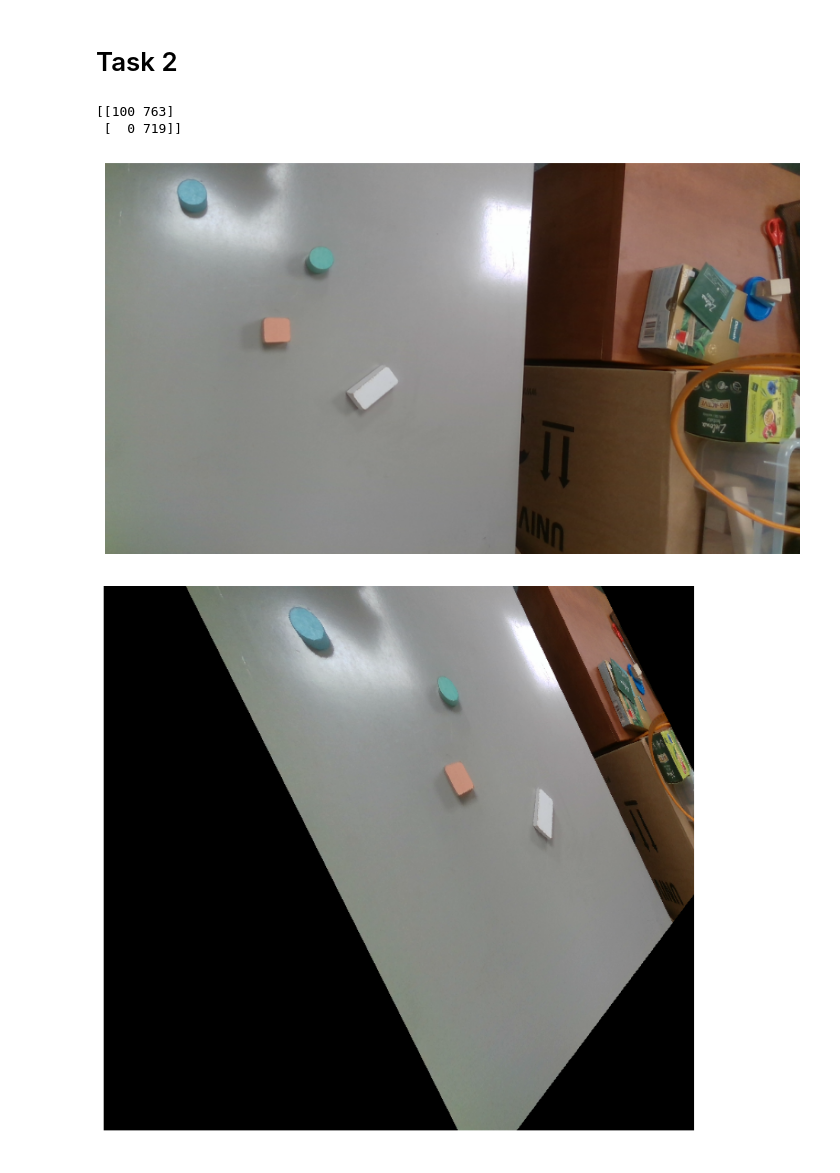
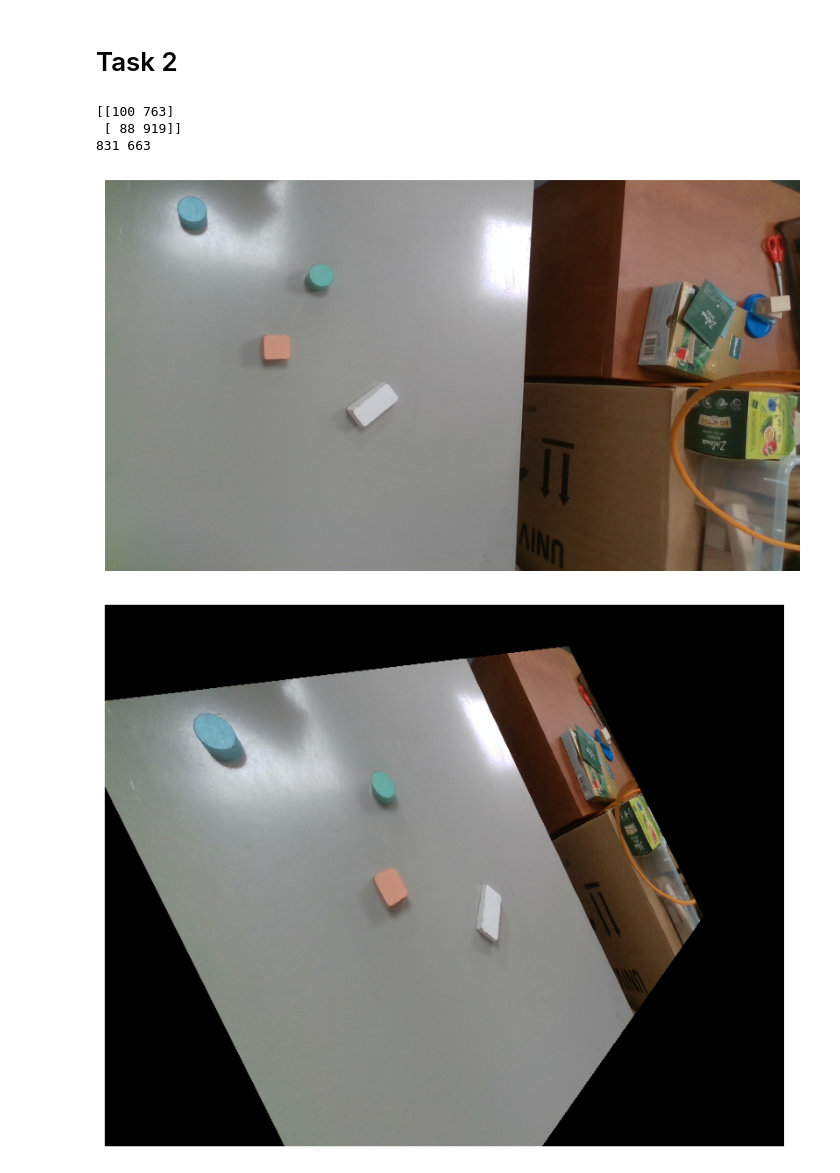
Before and after one commit to Jokilos/ML-stuff, a Jupyter notebook: RC/hw1/calibration.ipynb, the cells around one changed output. Cells and saved outputs as stored; diff of their text form; code cells hidden in the pictures.

```diff
--- a/RC/hw1/calibration.ipynb
+++ b/RC/hw1/calibration.ipynb
@@ -325,36 +325,41 @@ def apply_homography(homography, filename = None, img = None):
 
     new_coords = multiply_coords_matrix(w, h, homography).T
 
-    span = find_span(new_coords)
+    span = find_span(new_coords)#np.array([[100, 1000], [0, 1000]])#find_span(new_coords)
     print(span)
     new_h, new_w = list(span[:, 1] - span[:, 0])
+    print(new_w, new_h)
     zero_point = span[:, 0].T
 
+    tx, ty = zero_point[0], zero_point[1]
     inv_homography = np.linalg.inv(homography)
-    original_cords = multiply_coords_matrix(new_w, new_h, inv_homography).T
+    original_cords = multiply_coords_matrix(new_w, new_h, inv_homography)
+    original_cords = np.array([1,0,tx,0,1,ty,0,1,0]).reshape(3,3) @ original_cords
+    original_cords = original_cords.T
     original_cords = cut_to_dimensions(w, h, original_cords[:, [0,1]])
 
     new_colors = find_colors(original_cords, current)
     new_image = pixel_list_to_img(new_w, new_h, new_colors)
     cv2_imshow(current)
     cv2_imshow(new_image)
 
 def img_identity(img):
     current = img
     h, w, _ = current.shape
 
     new_coords = multiply_coords_matrix(w, h, np.eye(3)).T
     new_colors = find_colors(new_coords, current)
     new_image = pixel_list_to_img(w, h, new_colors)
 
     cv2_imshow(new_image)
 
 
 
-trapezoid_homography = np.array([1,0.5,100,0,1,0,0.001,0,1]).reshape(3,3)
+trapezoid_homography = np.array([1,0.5,100,0,1,200,0.001,0,1]).reshape(3,3)
 apply_homography(filename='data2/img1.png', homography = trapezoid_homography)
 # %% [output]
 [[100 763]
- [  0 719]]
+ [ 88 919]]
+831 663
 [figure]
-[figure, old version]
+[figure, new version]
```
